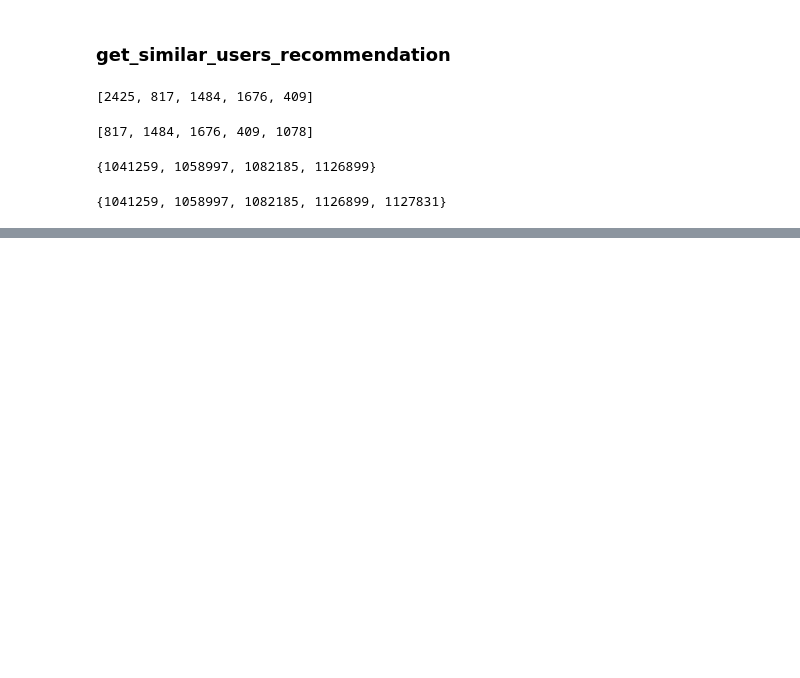
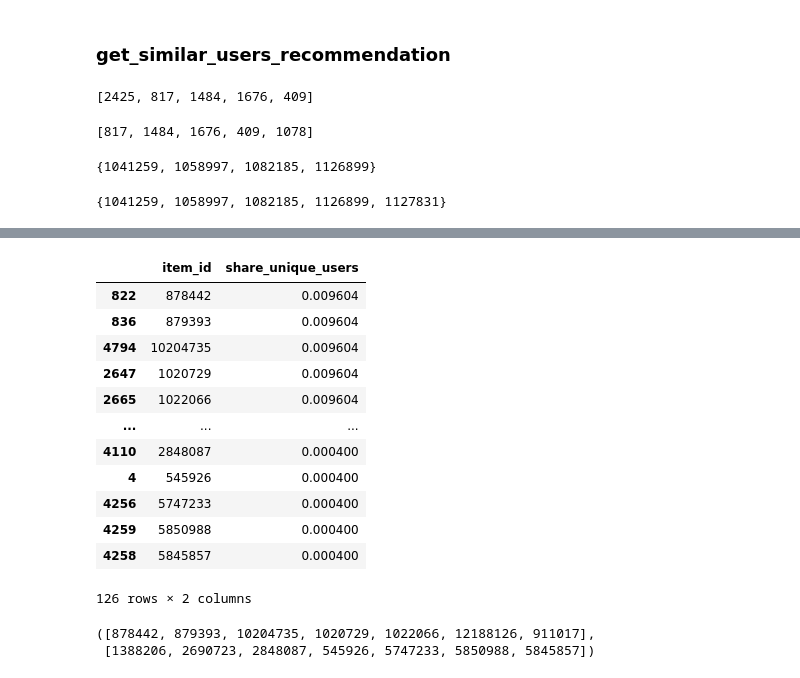
Before and after one commit to VitalyGladyshev/gb_rec_sys, a Jupyter notebook: rc_hw_04.ipynb, the cells around one changed output, grey strips where cells are left out. Saved outputs shown, nothing was run; the diff lists cells and outputs as text; code cells hidden in the pictures; blank space fills up the shorter version.

```diff
--- a/rc_hw_04.ipynb
+++ b/rc_hw_04.ipynb
@@ -120,0 +199,6 @@ recommender.get_similar_users_recommendation(user_id)
+# %%
+popularity_pu = data_train.groupby('item_id')['user_id'].nunique().reset_index()
+popularity_pu.rename(columns={'user_id': 'share_unique_users'}, inplace=True)
+popularity_pu['share_unique_users'] = popularity_pu['share_unique_users'] / data_train['user_id'].nunique()
+popularity_pu.sort_values('share_unique_users', ascending=False, inplace=True)
+popularity_pu.head()
@@ -120,0 +221,22 @@ recommender.get_similar_users_recommendation(user_id)
+# %%
+popularity_pu[popularity_pu['share_unique_users'] < 0.01]
+# %% [output]
+|  | item_id | share_unique_users |
+| 822 | 878442 | 0.009604 |
+| 836 | 879393 | 0.009604 |
+| 4794 | 10204735 | 0.009604 |
+| 2647 | 1020729 | 0.009604 |
+| 2665 | 1022066 | 0.009604 |
+| ... | ... | ... |
+| 4110 | 2848087 | 0.000400 |
+| 4 | 545926 | 0.000400 |
+| 4256 | 5747233 | 0.000400 |
+| 4259 | 5850988 | 0.000400 |
+| 4258 | 5845857 | 0.000400 |
+126 rows × 2 columns
+# %%
+unpop_list = popularity_pu[popularity_pu['share_unique_users'] < 0.01].item_id.tolist()
+unpop_list[:7], unpop_list[-7:]
+# %% [output]
+([878442, 879393, 10204735, 1020729, 1022066, 12188126, 911017],
+ [1388206, 2690723, 2848087, 545926, 5747233, 5850988, 5845857])
```
Also changed, not shown: parts of 15 cells of this notebook.
